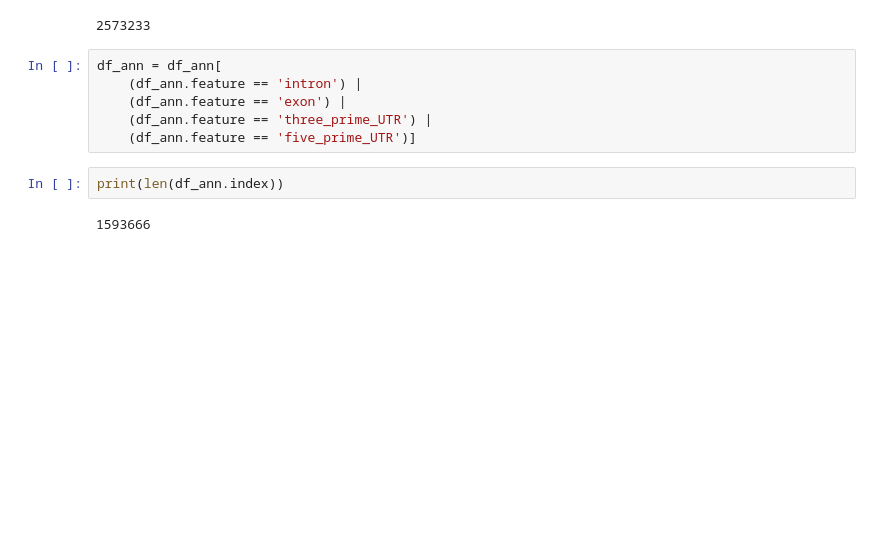
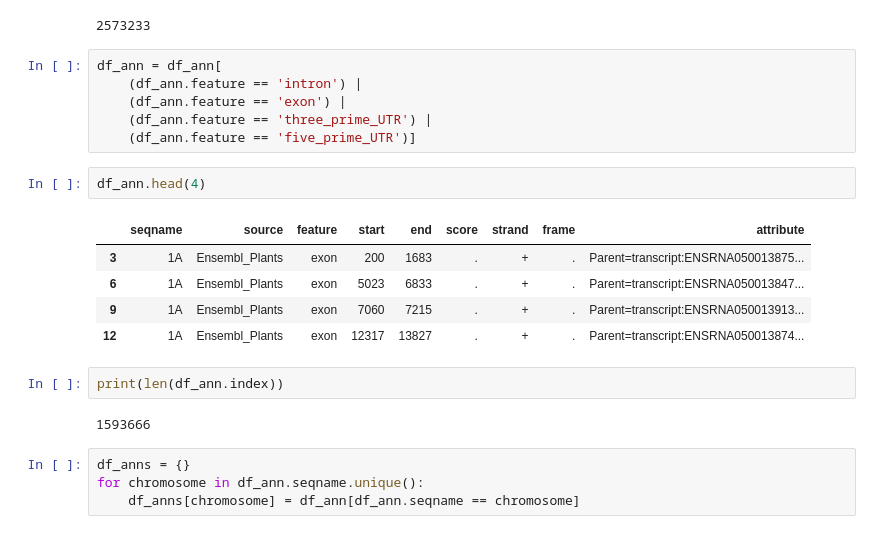
Before and after one commit to juancresc/mrcv, a Jupyter notebook: pipes/3/1_MITES.ipynb, the cells around one changed output. Drawn from its saved outputs; the diff is of its cells as text; blank space fills up the shorter version.

```diff
--- a/pipes/3/1_MITES.ipynb
+++ b/pipes/3/1_MITES.ipynb
@@ -50,7 +50,19 @@ df_ann = df_ann[
     (df_ann.feature == 'exon') |
     (df_ann.feature == 'three_prime_UTR') |
     (df_ann.feature == 'five_prime_UTR')]
+# %%
+df_ann.head(4)
+# %% [output]
+|  | seqname | source | feature | start | end | score | strand | frame | attribute |
+| 3 | 1A | Ensembl_Plants | exon | 200 | 1683 | . | + | . | Parent=transcript:ENSRNA050013875... |
+| 6 | 1A | Ensembl_Plants | exon | 5023 | 6833 | . | + | . | Parent=transcript:ENSRNA050013847... |
+| 9 | 1A | Ensembl_Plants | exon | 7060 | 7215 | . | + | . | Parent=transcript:ENSRNA050013913... |
+| 12 | 1A | Ensembl_Plants | exon | 12317 | 13827 | . | + | . | Parent=transcript:ENSRNA050013874... |
 # %%
 print(len(df_ann.index))
 # %% [output]
 1593666
+# %%
+df_anns = {}
+for chromosome in df_ann.seqname.unique():
+    df_anns[chromosome] = df_ann[df_ann.seqname == chromosome]
```
Also changed, not shown: parts of 2 cells of this notebook.
